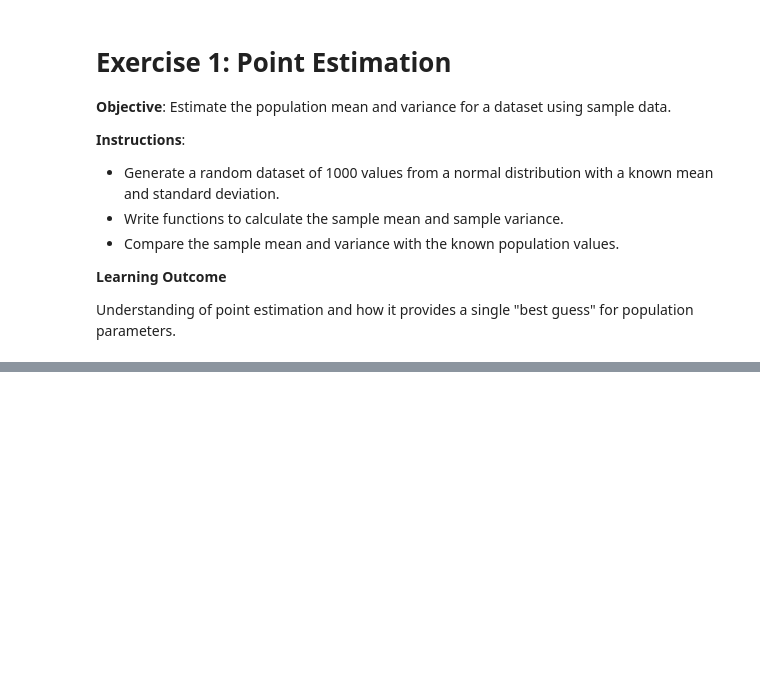
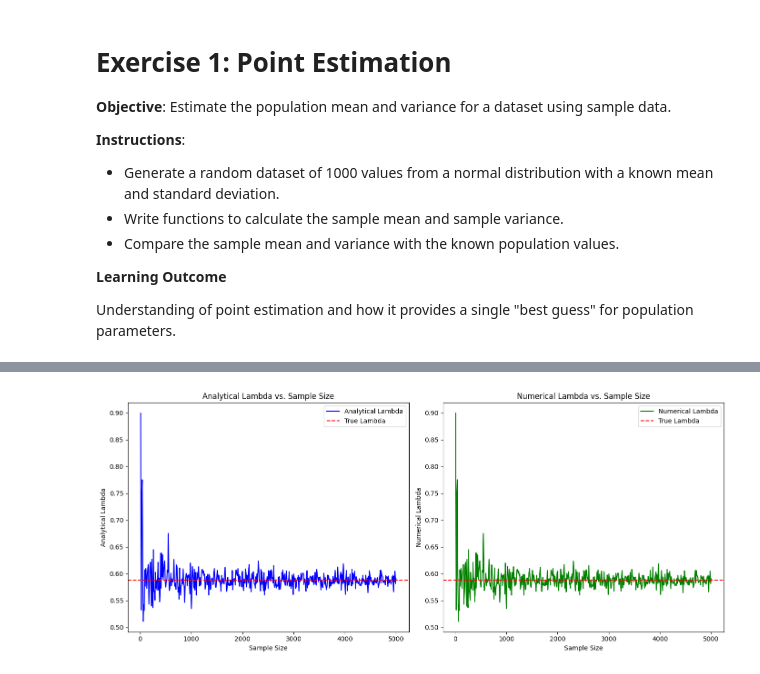
Before and after one commit to 0xd1rac/traditional-ml-projects, a Jupyter notebook: PSU_STAT-415_Introduction-To-Mathematical-Statistics/1_Estimation-Labs/1_Point Estimation.ipynb, the cells around one changed output, grey strips where cells are left out. Drawn from its saved outputs; the diff is of its cells as text; code cells hidden in the pictures; blank space fills up the shorter version.

```diff
--- a/PSU_STAT-415_Introduction-To-Mathematical-Statistics/1_Estimation-Labs/1_Point Estimation.ipynb
+++ b/PSU_STAT-415_Introduction-To-Mathematical-Statistics/1_Estimation-Labs/1_Point Estimation.ipynb
@@ -41,0 +116,58 @@ Write code to find the MLE for $\lambda$ using scipy.optimize to maximize the li
+# %%
+import numpy as np
+import matplotlib.pyplot as plt
+import scipy.optimize as optimize
+
+# True rate parameter for generating the data
+true_lambda = 0.588
+max_sample_size = 5000  # Generate a large enough sample size for observing the trend
+
+# Lists to store the analytical and numerical estimates as sample size increases
+sample_sizes = range(10, max_sample_size + 1, 10)  # Incrementing sample size by 10
+analytical_lambdas = []
+numerical_lambdas = []
+
+# Define the negative log-likelihood function
+def neg_log_likelihood(lam):
+    if lam <= 0:
+        return np.inf
+    n = len(current_sample)
+    return -(n * np.log(lam) - lam * np.sum(current_sample))
+
+# Calculate analytical and numerical MLEs for increasing sample sizes
+for n in sample_sizes:
+    current_sample = np.random.exponential(1 / true_lambda, n)
+
+
+    # Analytical MLE
+    analytical_lambda = n / np.sum(current_sample)
+    analytical_lambdas.append(analytical_lambda)
+
+    # Numerical MLE
+    result = optimize.minimize(neg_log_likelihood, [1.0], bounds=[(1e-6, None)])
+    numerical_lambda = result.x[0]
+    numerical_lambdas.append(numerical_lambda)
+
+# Plotting
+fig, axes = plt.subplots(1, 2, figsize=(14, 6))
+
+# Graph 1: Analytical lambda vs. Sample size
+axes[0].plot(sample_sizes, analytical_lambdas, color='blue', label='Analytical Lambda')
+axes[0].axhline(y=true_lambda, color='red', linestyle='--', label='True Lambda')
+axes[0].set_title('Analytical Lambda vs. Sample Size')
+axes[0].set_xlabel('Sample Size')
+axes[0].set_ylabel('Analytical Lambda')
+axes[0].legend()
+
+# Graph 2: Numerical lambda vs. Sample size
+axes[1].plot(sample_sizes, numerical_lambdas, color='green', label='Numerical Lambda')
+axes[1].axhline(y=true_lambda, color='red', linestyle='--', label='True Lambda')
+axes[1].set_title('Numerical Lambda vs. Sample Size')
+axes[1].set_xlabel('Sample Size')
+axes[1].set_ylabel('Numerical Lambda')
+axes[1].legend()
+
+plt.tight_layout()
+plt.show()
+# %% [output]
+[figure, added]
```
Also changed, not shown: parts of 23 cells of this notebook, 9 other files.
